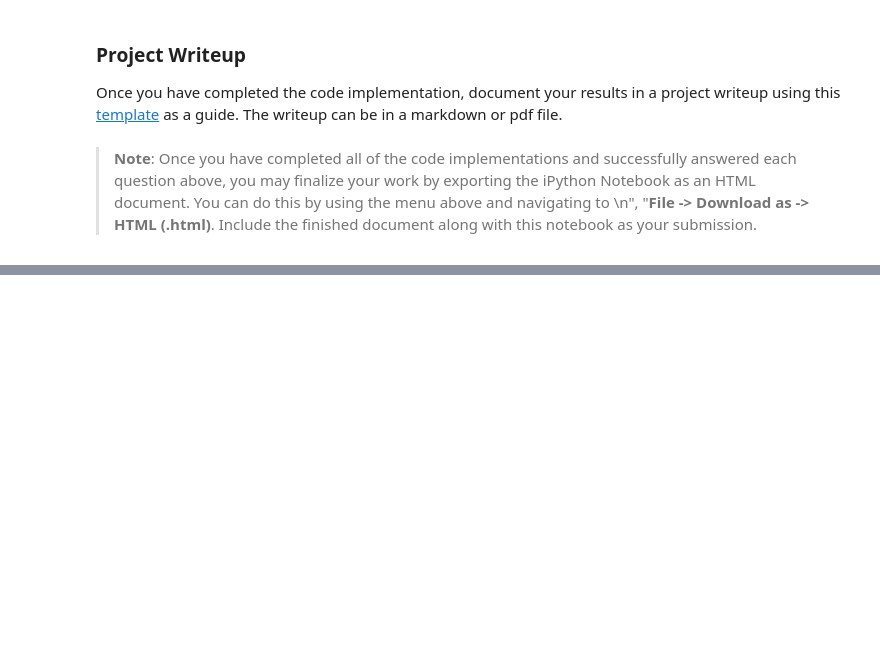
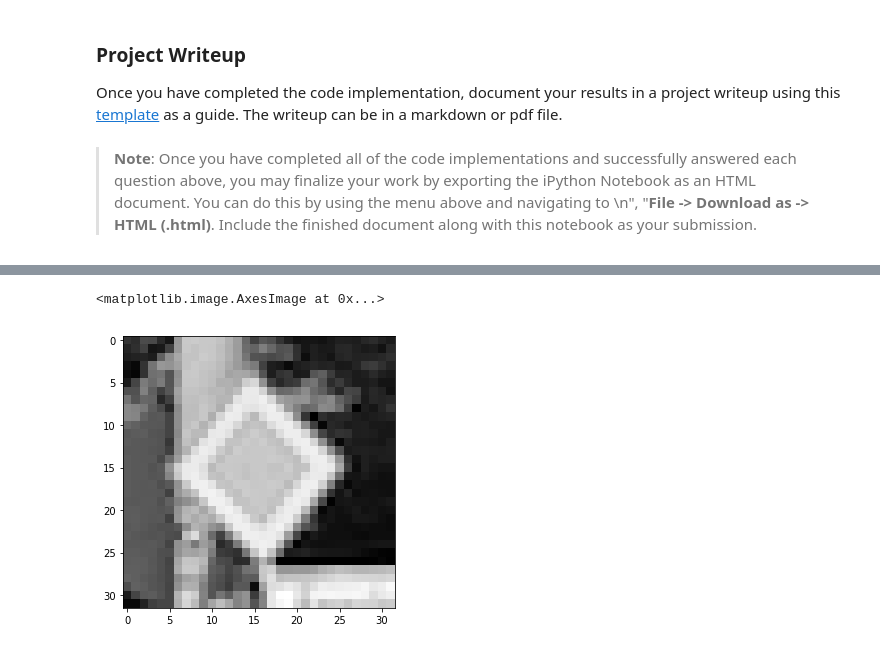
Before and after one commit to rometaidla/CarND-Traffic-Sign-Classifier-Project, a Jupyter notebook: Traffic_Sign_Classifier.ipynb, the cells around one changed output, grey strips where cells are left out. Cells and saved outputs as stored; diff of their text form; code cells hidden in the pictures; blank space fills up the shorter version.

```diff
--- a/Traffic_Sign_Classifier.ipynb
+++ b/Traffic_Sign_Classifier.ipynb
@@ -746,4 +750,10 @@ def outputFeatureMap(image_input, tf_activation, activation_min=-1, activation_m
             plt.imshow(activation[0,:,:, featuremap], interpolation="nearest", vmin=activation_min, cmap="gray")
         else:
             plt.imshow(activation[0,:,:, featuremap], interpolation="nearest", cmap="gray")
+# %%
+img = np.asarray(images_norm[0:1])
+plt.imshow(img.squeeze(), cmap='gray')
+# %% [output]
+<matplotlib.image.AxesImage at 0x...>
+[figure, added]
 # %%
```
Also changed, not shown: parts of 26 cells of this notebook.
